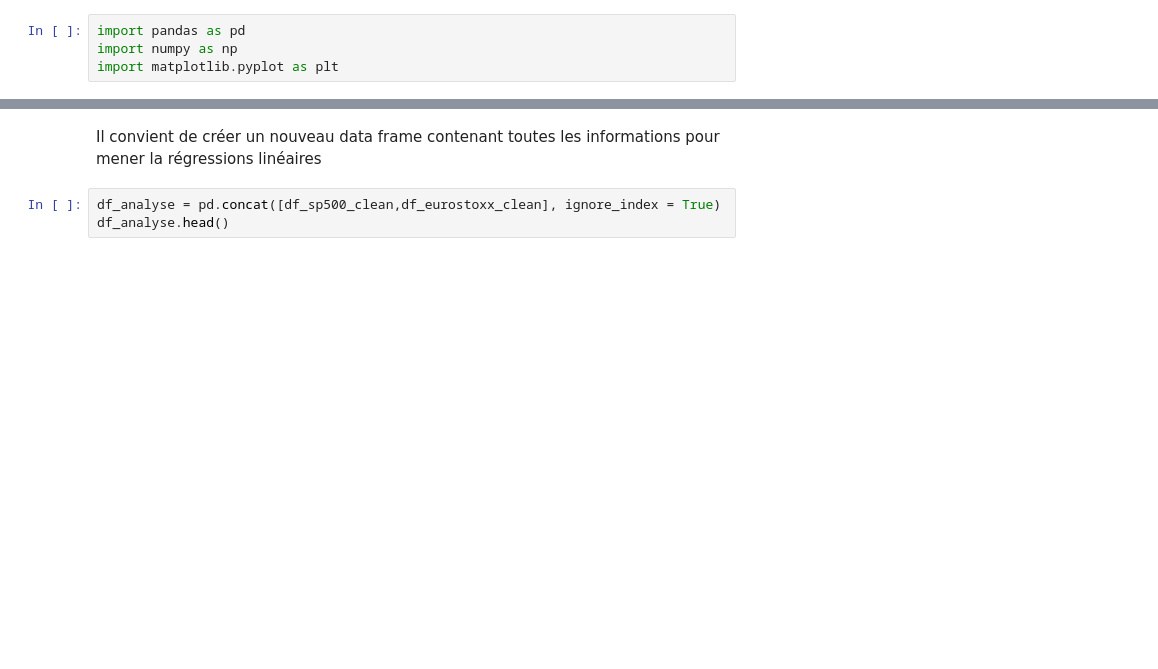
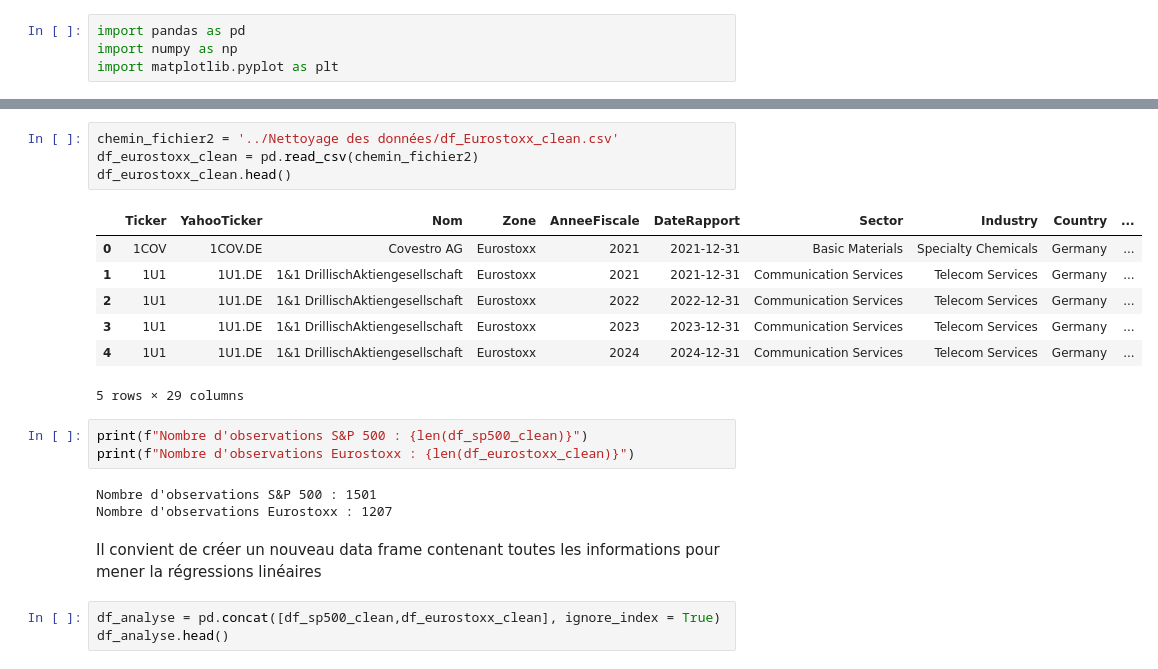
Before and after one commit to tnourlyn/Projet-Python---The-Transatlantic-valuation-guide, a Jupyter notebook: Régressions linéaires/Analyses préliminaires.ipynb, the cells around one changed output, grey strips where cells are left out. Saved outputs shown, nothing was run; the diff lists cells and outputs as text; blank space fills up the shorter version.

```diff
--- a/Régressions linéaires/Analyses préliminaires.ipynb
+++ b/Régressions linéaires/Analyses préliminaires.ipynb
@@ -59,3 +52,21 @@ FileNotFoundError: [Errno 2] No such file or directory: '/Users/nourlyntekaya/Do
+# %%
+chemin_fichier2 = '../Nettoyage des données/df_Eurostoxx_clean.csv'
+df_eurostoxx_clean = pd.read_csv(chemin_fichier2)
+df_eurostoxx_clean.head()
+# %% [output]
+|  | Ticker | YahooTicker | Nom | Zone | AnneeFiscale | DateRapport | Sector | Industry | Country | ... |
+| 0 | 1COV | 1COV.DE | Covestro AG | Eurostoxx | 2021 | 2021-12-31 | Basic Materials | Specialty Chemicals | Germany | ... |
+| 1 | 1U1 | 1U1.DE | 1&1 DrillischAktiengesellschaft | Eurostoxx | 2021 | 2021-12-31 | Communication Services | Telecom Services | Germany | ... |
+| 2 | 1U1 | 1U1.DE | 1&1 DrillischAktiengesellschaft | Eurostoxx | 2022 | 2022-12-31 | Communication Services | Telecom Services | Germany | ... |
+| 3 | 1U1 | 1U1.DE | 1&1 DrillischAktiengesellschaft | Eurostoxx | 2023 | 2023-12-31 | Communication Services | Telecom Services | Germany | ... |
+| 4 | 1U1 | 1U1.DE | 1&1 DrillischAktiengesellschaft | Eurostoxx | 2024 | 2024-12-31 | Communication Services | Telecom Services | Germany | ... |
+5 rows × 29 columns
+# %%
+print(f"Nombre d'observations S&P 500 : {len(df_sp500_clean)}")
+print(f"Nombre d'observations Eurostoxx : {len(df_eurostoxx_clean)}")
+# %% [output]
+Nombre d'observations S&P 500 : 1501
+Nombre d'observations Eurostoxx : 1207
 # %% [markdown]
 Il convient de créer un nouveau data frame contenant toutes les informations pour mener la régressions linéaires
 # %%
```
Also changed, not shown: parts of 2 cells of this notebook.
